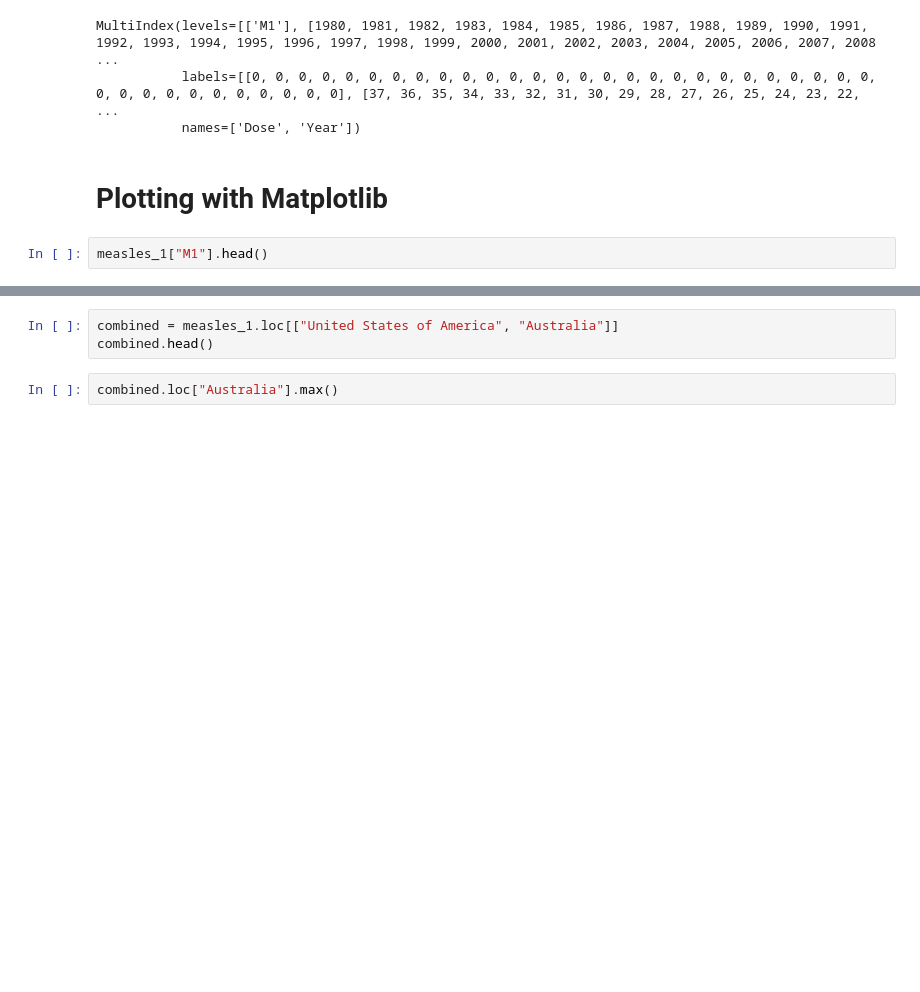
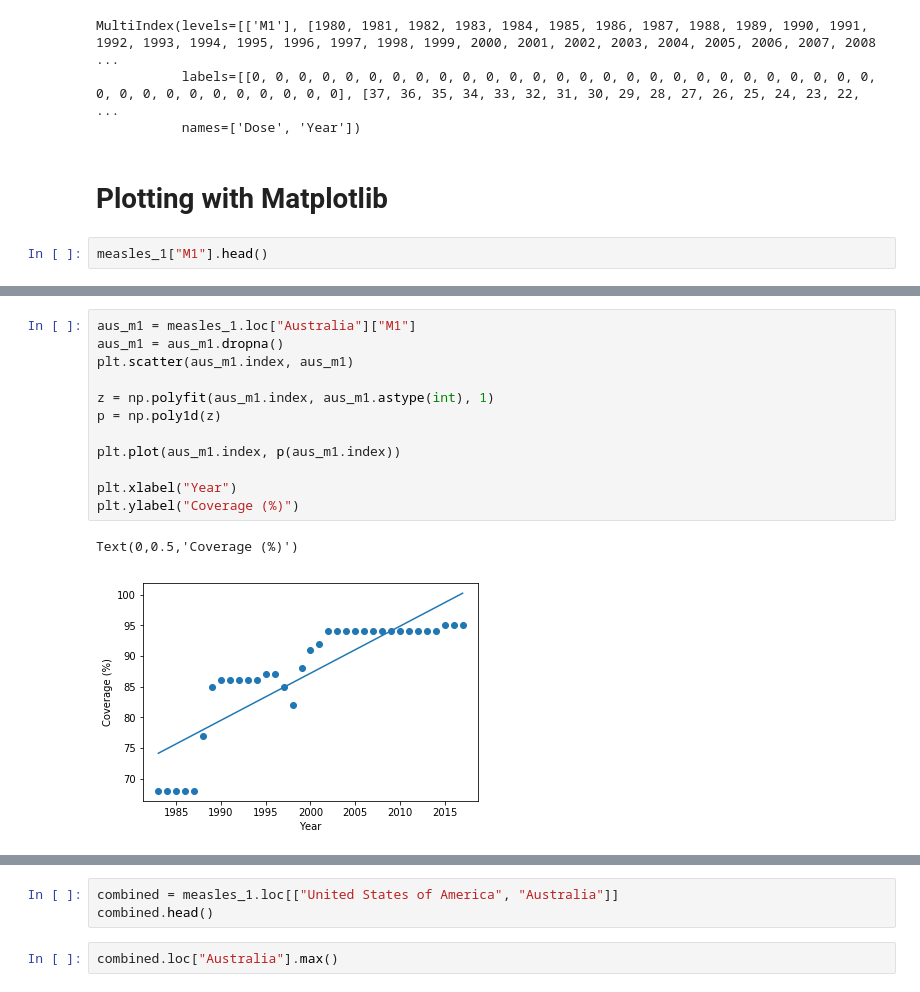
Before and after one commit to noatgnu/cds-python-graph, a Jupyter notebook: notebooks/main.ipynb, the cells around one changed output, grey strips where cells are left out. Cells and saved outputs as stored; diff of their text form; blank space fills up the shorter version.

```diff
--- a/notebooks/main.ipynb
+++ b/notebooks/main.ipynb
@@ -80,2 +83,17 @@ plt.scatter(measles_1.loc["Australia"]["M1"].index, measles_1.loc["Australia"]["
+# %%
+aus_m1 = measles_1.loc["Australia"]["M1"]
+aus_m1 = aus_m1.dropna()
+plt.scatter(aus_m1.index, aus_m1)
+
+z = np.polyfit(aus_m1.index, aus_m1.astype(int), 1)
+p = np.poly1d(z)
+
+plt.plot(aus_m1.index, p(aus_m1.index))
+
+plt.xlabel("Year")
+plt.ylabel("Coverage (%)")
+# %% [output]
+Text(0,0.5,'Coverage (%)')
+[figure, added]
 # %%
 plt.plot(measles_1.loc["Australia"]["M1"].index, measles_1.loc["Australia"]["M1"])
```
Also changed, not shown: parts of 18 cells of this notebook.
